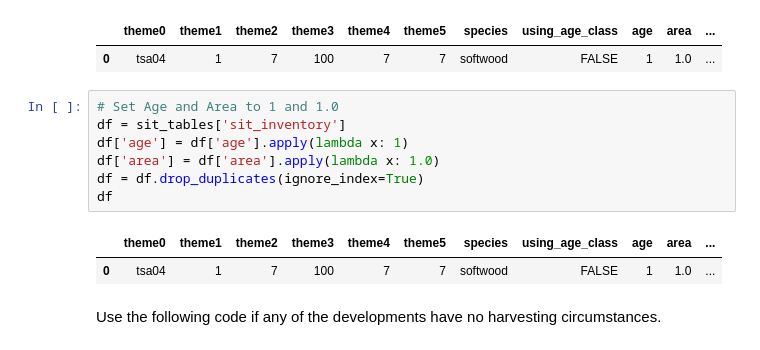
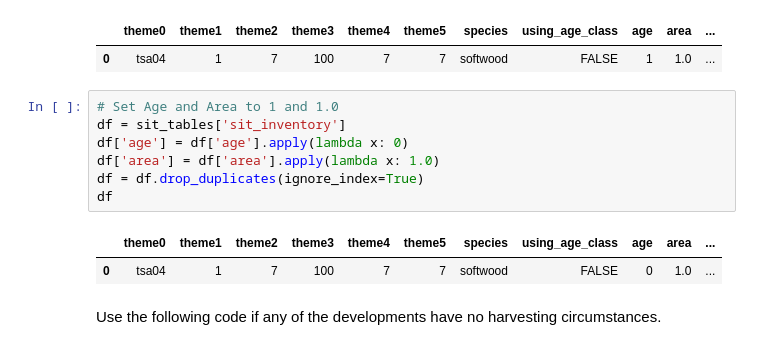
Before and after one commit to UBC-FRESH/nbds_mining, a Jupyter notebook: test_dss_build_carbon_curve_redchris_original.ipynb, the cells around one changed output. Cells and saved outputs as stored; diff of their text form.

```diff
--- a/test_dss_build_carbon_curve_redchris_original.ipynb
+++ b/test_dss_build_carbon_curve_redchris_original.ipynb
@@ -329,13 +363,13 @@ sit_tables['sit_inventory']
 # %%
 # Set Age and Area to 1 and 1.0
 df = sit_tables['sit_inventory']
-df['age'] = df['age'].apply(lambda x: 1)
+df['age'] = df['age'].apply(lambda x: 0)
 df['area'] = df['area'].apply(lambda x: 1.0)
 df = df.drop_duplicates(ignore_index=True)
 df
 # %% [output]
 |  | theme0 | theme1 | theme2 | theme3 | theme4 | theme5 | species | using_age_class | age | area | ... |
-| 0 | tsa04 | 1 | 7 | 100 | 7 | 7 | softwood | FALSE | 1 | 1.0 | ... |
+| 0 | tsa04 | 1 | 7 | 100 | 7 | 7 | softwood | FALSE | 0 | 1.0 | ... |
 # %% [markdown]
 Use the following code if any of the developments have no harvesting circumstances.
 # %%
```
Also changed, not shown: parts of 24 cells of this notebook, 6 other files.
